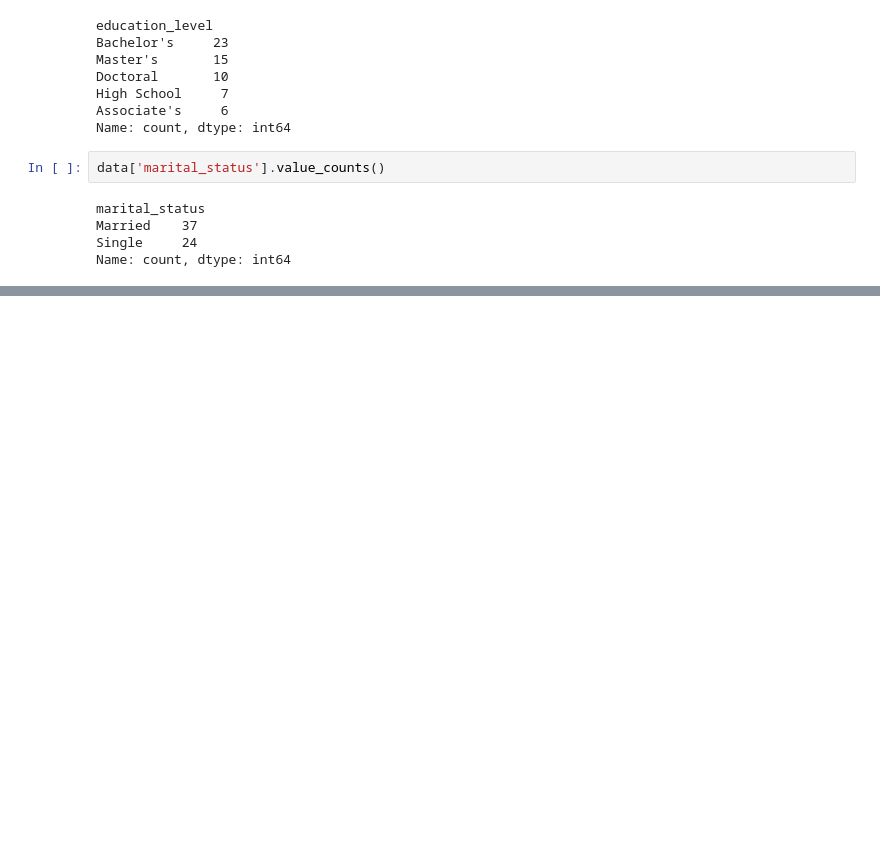
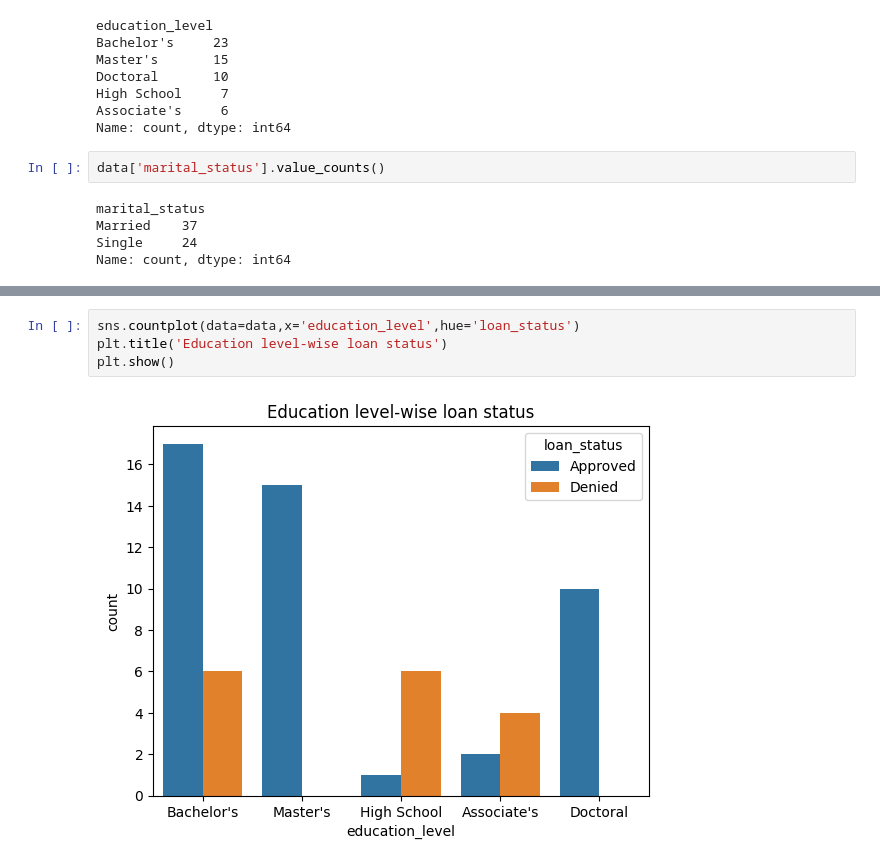
Before and after one commit to ankitg-02/loan-approval, a Jupyter notebook: loan_approval.ipynb, the cells around one changed output, grey strips where cells are left out. Cells and saved outputs as stored; diff of their text form; blank space fills up the shorter version.

```diff
--- a/loan_approval.ipynb
+++ b/loan_approval.ipynb
@@ -122,0 +138,6 @@ Name: count, dtype: int64
+# %%
+sns.countplot(data=data,x='education_level',hue='loan_status')
+plt.title('Education level-wise loan status')
+plt.show()
+# %% [output]
+[figure, added]
```
Also changed, not shown: parts of 3 cells of this notebook.
